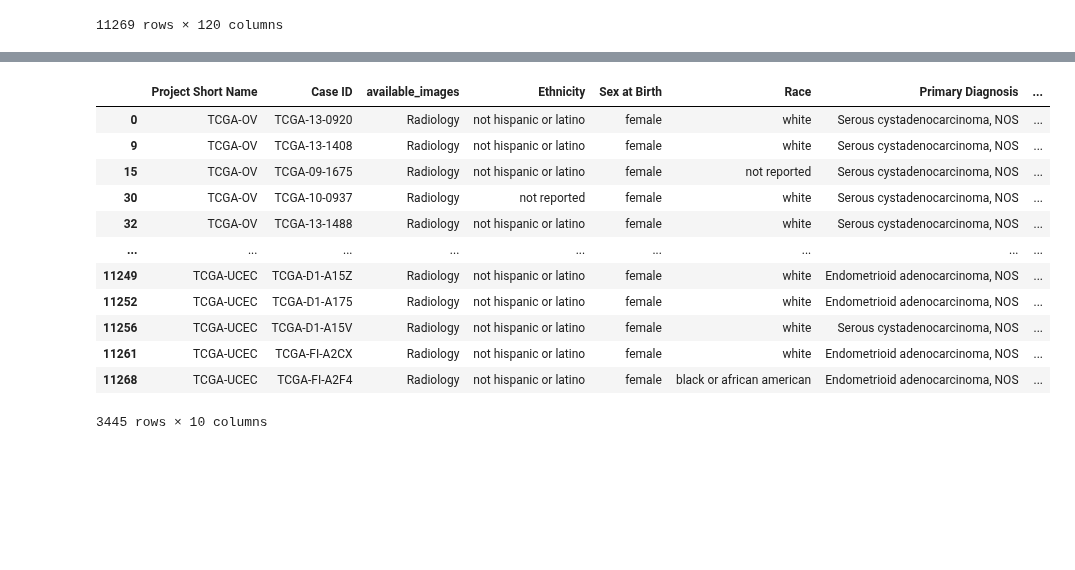
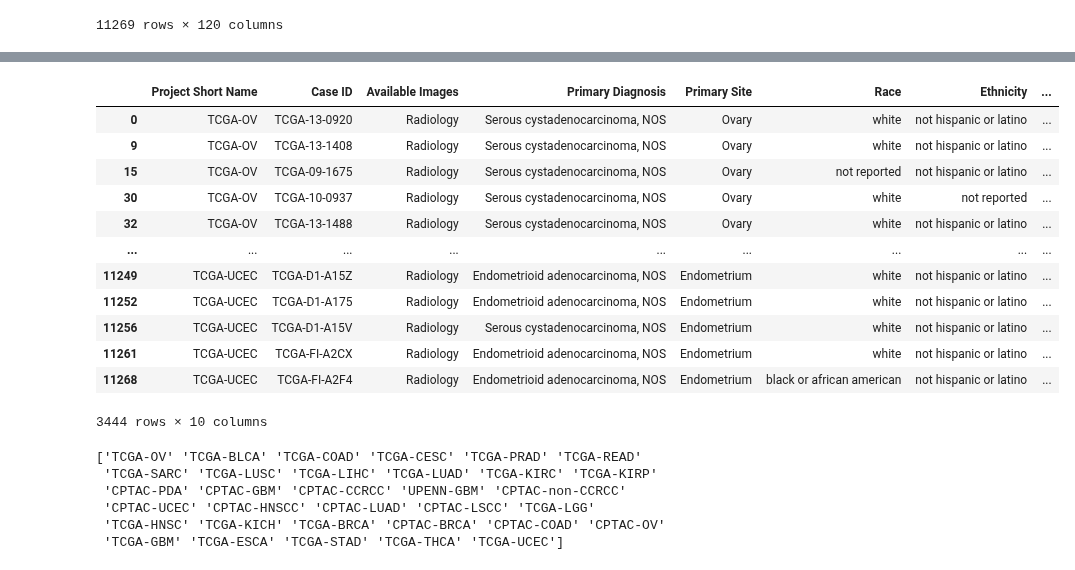
Before and after one commit to kirbyju/tcia-cohort-builder, a Jupyter notebook: crdc-clinical.ipynb, the cells around one changed output, grey strips where cells are left out. Cells and saved outputs as stored; diff of their text form; code cells hidden in the pictures; blank space fills up the shorter version.

Commit message:
Update crdc-clinical.ipynb
Addresses additional data cleanup and transformations to align with TCIA standards.

```diff
--- a/crdc-clinical.ipynb
+++ b/crdc-clinical.ipynb
@@ -135,7 +77,7 @@ def add_image_availability(df, pathology_patients, radiology_patients):
     The modified DataFrame.
   """
 
-  df['available_images'] = df['Case ID'].apply(lambda x: 'Both' if x in pathology_patients and x in radiology_patients
+  df['Available Images'] = df['Case ID'].apply(lambda x: 'Both' if x in pathology_patients and x in radiology_patients
                                                               else 'Pathology' if x in pathology_patients
                                                               else 'Radiology' if x in radiology_patients
                                                               else 'Neither')
@@ -352,0 +297,10 @@ gdc_collection_list.extend(['CPTAC-2', 'CPTAC-3'])
+# %%
+# Check for collections related to TCGA radiology images
+# Note: TCIA doesn't host any pathology for TCGA
+gdc_collection_list = radiology[radiology['Collection'].str.contains('tcga', case=False, na=False)]['Collection'].unique().tolist()
+
+# add CPTAC datasets (Note: these are referred to as programs in GDC rather than being specific to cancer type like TCIA. We'll resolve this later.)
+gdc_collection_list.extend(['CPTAC-2', 'CPTAC-3'])
+
+print(len(gdc_collection_list))
+print(gdc_collection_list)
@@ -418,6 +375,8 @@ gdc_with_project_and_image_availability
 | 11268 | 64.0 | NaN | NaN | NaN | ... |
 11269 rows × 120 columns
 # %%
-gdc_with_project_and_image_availability = gdc_with_project_and_image_availability[gdc_with_project_and_image_availability['available_images'] != 'Neither']
+gdc_with_project_and_image_availability = gdc_with_project_and_image_availability[gdc_with_project_and_image_availability['Available Images'] != 'Neither']
 
 #gdc_with_project_and_image_availability.to_excel('gdc-clinical.xlsx')
+
+gdc_with_project_and_image_availability
@@ -437,7 +410,7 @@ Please create a copy of 'gdc_with_project_and_image_availability' dataframe call
 
 Side note: there are 40 diagnosis values that don't fall into the GDC CDE?
 # %%
-gdc_tmp = gdc_with_project_and_image_availability[['project.project_id', 'Case ID', 'available_images', 'demographic.ethnicity', 'demographic.gender', 'demographic.race', 'diagnoses.0.primary_diagnosis', 'diagnoses.0.tissue_or_organ_of_origin', 'diagnoses.0.age_at_diagnosis']].copy()
+gdc_tmp = gdc_with_project_and_image_availability[['project.project_id', 'Case ID', 'Available Images', 'diagnoses.0.primary_diagnosis', 'diagnoses.0.tissue_or_organ_of_origin', 'demographic.race', 'demographic.ethnicity', 'demographic.gender', 'diagnoses.0.age_at_diagnosis']].copy()
 
 # Rename columns
 gdc_tmp.rename(columns={'demographic.ethnicity': 'Ethnicity',
@@ -445,11 +418,11 @@ gdc_tmp.rename(columns={'demographic.ethnicity': 'Ethnicity',
                          'demographic.race': 'Race',
                          'diagnoses.0.age_at_diagnosis': 'Age at Diagnosis',
                          'diagnoses.0.primary_diagnosis': 'Primary Diagnosis',
-                         'diagnoses.0.tissue_or_organ_of_origin': 'Tissue or Organ of Origin',
+                         'diagnoses.0.tissue_or_organ_of_origin': 'Primary Site',
                          'project.project_id': 'Project Short Name'}, inplace=True)
 
 # Convert 'or' to lowercase in specified columns
-gdc_tmp['Tissue or Organ of Origin'] = gdc_tmp['Tissue or Organ of Origin'].str.replace('Or', 'or', case=False)
+gdc_tmp['Primary Site'] = gdc_tmp['Primary Site'].str.replace('Or', 'or', case=False)
 gdc_tmp['Race'] = gdc_tmp['Race'].str.replace('Or', 'or', case=False)
 gdc_tmp['Ethnicity'] = gdc_tmp['Ethnicity'].str.replace('Or', 'or', case=False)
 
@@ -459,5 +432,9 @@ gdc_tmp['Age UOM'] = 'Day'
 # Convert 'Nan' and 'nan' to NaN
 gdc_tmp = gdc_tmp.replace(['Nan', 'nan'], pd.NA)
 
-# Add the 'Collection' column to the DataFrame
-gdc_tmp = add_collection_from_other_dfs(gdc_tmp, pathology, radiology)
+# drop probable GDC data entry issues for 2 subjects in CPTAC-BRCA -- they have no images in TCIA,
+#   but the patient ID for 604 aligns with a subject from a different collection
+gdc_tmp = gdc_tmp[~gdc_tmp['Case ID'].isin(['604', '1488'])]
+
+# Add the 'Collection' column to the DataFrame to fix CPTAC collections (not just CPTAC-2 and CPTAC-3)
+gdc_clinical = add_collection_from_other_dfs(gdc_tmp, pathology, radiology)
@@ -483,16 +441,29 @@ master_clinical
 # %%
-gdc_tmp
+gdc_clinical
 # %% [output]
-|  | Project Short Name | Case ID | available_images | Ethnicity | Sex at Birth | Race | Primary Diagnosis | ... |
-| 0 | TCGA-OV | TCGA-13-0920 | Radiology | not hispanic or latino | female | white | Serous cystadenocarcinoma, NOS | ... |
-| 9 | TCGA-OV | TCGA-13-1408 | Radiology | not hispanic or latino | female | white | Serous cystadenocarcinoma, NOS | ... |
-| 15 | TCGA-OV | TCGA-09-1675 | Radiology | not hispanic or latino | female | not reported | Serous cystadenocarcinoma, NOS | ... |
-| 30 | TCGA-OV | TCGA-10-0937 | Radiology | not reported | female | white | Serous cystadenocarcinoma, NOS | ... |
-| 32 | TCGA-OV | TCGA-13-1488 | Radiology | not hispanic or latino | female | white | Serous cystadenocarcinoma, NOS | ... |
+|  | Project Short Name | Case ID | Available Images | Primary Diagnosis | Primary Site | Race | Ethnicity | ... |
+| 0 | TCGA-OV | TCGA-13-0920 | Radiology | Serous cystadenocarcinoma, NOS | Ovary | white | not hispanic or latino | ... |
+| 9 | TCGA-OV | TCGA-13-1408 | Radiology | Serous cystadenocarcinoma, NOS | Ovary | white | not hispanic or latino | ... |
+| 15 | TCGA-OV | TCGA-09-1675 | Radiology | Serous cystadenocarcinoma, NOS | Ovary | not reported | not hispanic or latino | ... |
+| 30 | TCGA-OV | TCGA-10-0937 | Radiology | Serous cystadenocarcinoma, NOS | Ovary | white | not reported | ... |
+| 32 | TCGA-OV | TCGA-13-1488 | Radiology | Serous cystadenocarcinoma, NOS | Ovary | white | not hispanic or latino | ... |
 | ... | ... | ... | ... | ... | ... | ... | ... | ... |
-| 11249 | TCGA-UCEC | TCGA-D1-A15Z | Radiology | not hispanic or latino | female | white | Endometrioid adenocarcinoma, NOS | ... |
-| 11252 | TCGA-UCEC | TCGA-D1-A175 | Radiology | not hispanic or latino | female | white | Endometrioid adenocarcinoma, NOS | ... |
-| 11256 | TCGA-UCEC | TCGA-D1-A15V | Radiology | not hispanic or latino | female | white | Serous cystadenocarcinoma, NOS | ... |
-| 11261 | TCGA-UCEC | TCGA-FI-A2CX | Radiology | not hispanic or latino | female | white | Endometrioid adenocarcinoma, NOS | ... |
-| 11268 | TCGA-UCEC | TCGA-FI-A2F4 | Radiology | not hispanic or latino | female | black or african american | Endometrioid adenocarcinoma, NOS | ... |
+| 11249 | TCGA-UCEC | TCGA-D1-A15Z | Radiology | Endometrioid adenocarcinoma, NOS | Endometrium | white | not hispanic or latino | ... |
+| 11252 | TCGA-UCEC | TCGA-D1-A175 | Radiology | Endometrioid adenocarcinoma, NOS | Endometrium | white | not hispanic or latino | ... |
+| 11256 | TCGA-UCEC | TCGA-D1-A15V | Radiology | Serous cystadenocarcinoma, NOS | Endometrium | white | not hispanic or latino | ... |
+| 11261 | TCGA-UCEC | TCGA-FI-A2CX | Radiology | Endometrioid adenocarcinoma, NOS | Endometrium | white | not hispanic or latino | ... |
+| 11268 | TCGA-UCEC | TCGA-FI-A2F4 | Radiology | Endometrioid adenocarcinoma, NOS | Endometrium | black or african american | not hispanic or latino | ... |
-3445 rows × 10 columns
+3444 rows × 10 columns
+# %%
+# Get the unique values for 'project.project_id' column
+unique_project_ids = gdc_clinical['Project Short Name'].unique()
+
+# Display the unique project IDs
+print(unique_project_ids)
+# %% [output]
+['TCGA-OV' 'TCGA-BLCA' 'TCGA-COAD' 'TCGA-CESC' 'TCGA-PRAD' 'TCGA-READ'
+ 'TCGA-SARC' 'TCGA-LUSC' 'TCGA-LIHC' 'TCGA-LUAD' 'TCGA-KIRC' 'TCGA-KIRP'
+ 'CPTAC-PDA' 'CPTAC-GBM' 'CPTAC-CCRCC' 'UPENN-GBM' 'CPTAC-non-CCRCC'
+ 'CPTAC-UCEC' 'CPTAC-HNSCC' 'CPTAC-LUAD' 'CPTAC-LSCC' 'TCGA-LGG'
+ 'TCGA-HNSC' 'TCGA-KICH' 'TCGA-BRCA' 'CPTAC-BRCA' 'CPTAC-COAD' 'CPTAC-OV'
+ 'TCGA-GBM' 'TCGA-ESCA' 'TCGA-STAD' 'TCGA-THCA' 'TCGA-UCEC']
```
Also changed, not shown: parts of 30 cells of this notebook.
